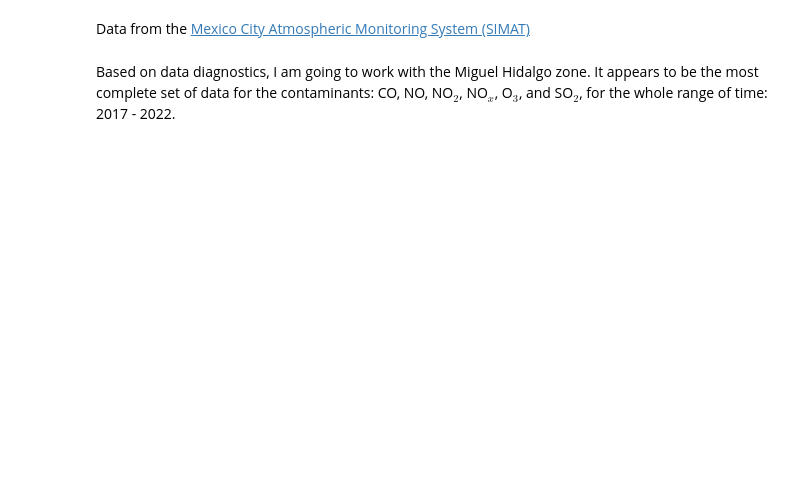
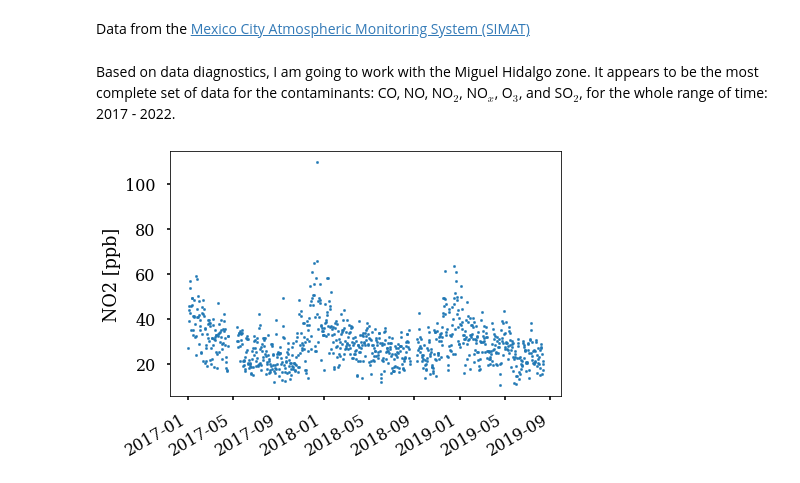
Before and after one commit to Chinnasf/Air-Quality-in-Mexico-City, a Jupyter notebook: Bayesian_Stats_project/data_CDMX.ipynb, the cells around one changed output. Drawn from its saved outputs; the diff is of its cells as text; code cells hidden in the pictures; blank space fills up the shorter version.

```diff
--- a/Bayesian_Stats_project/data_CDMX.ipynb
+++ b/Bayesian_Stats_project/data_CDMX.ipynb
@@ -54,6 +53,25 @@ for df in DF:
 # %% [markdown]
 Based on data diagnostics, I am going to work with the Miguel Hidalgo zone. It appears to be the most complete set of data for the contaminants: CO, NO, NO$_2$, NO$_x$, O$_3$, and SO$_2$, for the whole range of time: 2017 - 2022.
 # %%
-DF_whole = get_data(2017,"MGH")
-# samples to be worked, decision based from data diagnostics
-DF = [DF_whole[i] for i in (list(range(5))+[len(DF_whole)-1])]
+contaminants = [ 'CO [ppm]', 'NO [ppb]', 'NO2 [ppb]',
+                'NOX [ppb]', 'O3 [ppb]', 'SO2 [ppb]']
+# Joining pre-covid and post-covid data:
+pre_covid = [
+    get_data(2017,"MGH")[contaminants],
+    get_data(2018,"MGH")[contaminants],
+    get_data(2019,"MGH")[contaminants]
+]; df_pre = pd.concat(pre_covid, axis=0)
+pos_covid = [
+    get_data(2020,"MGH")[contaminants],
+    get_data(2021,"MGH")[contaminants],
+    get_data(2022,"MGH")[contaminants]
+]; df_pos = pd.concat(pos_covid, axis=0)
+# %%
+cc = 2
+# %%
+plt.figure(figsize=(7,5))
+plt.scatter(df_pre.index, df_pre[contaminants[cc]], s=5)
+plt.gcf().autofmt_xdate()
+plt.ylabel(contaminants[cc]);
+# %% [output]
+[figure, added]
```
Also changed, not shown: parts of 3 cells of this notebook.
